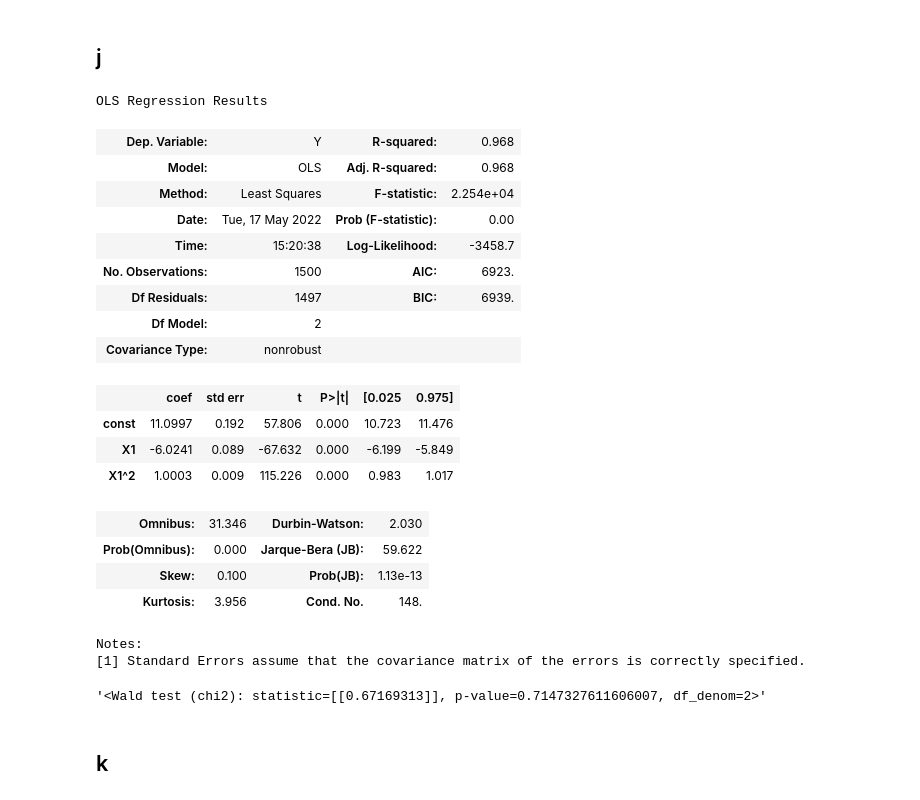
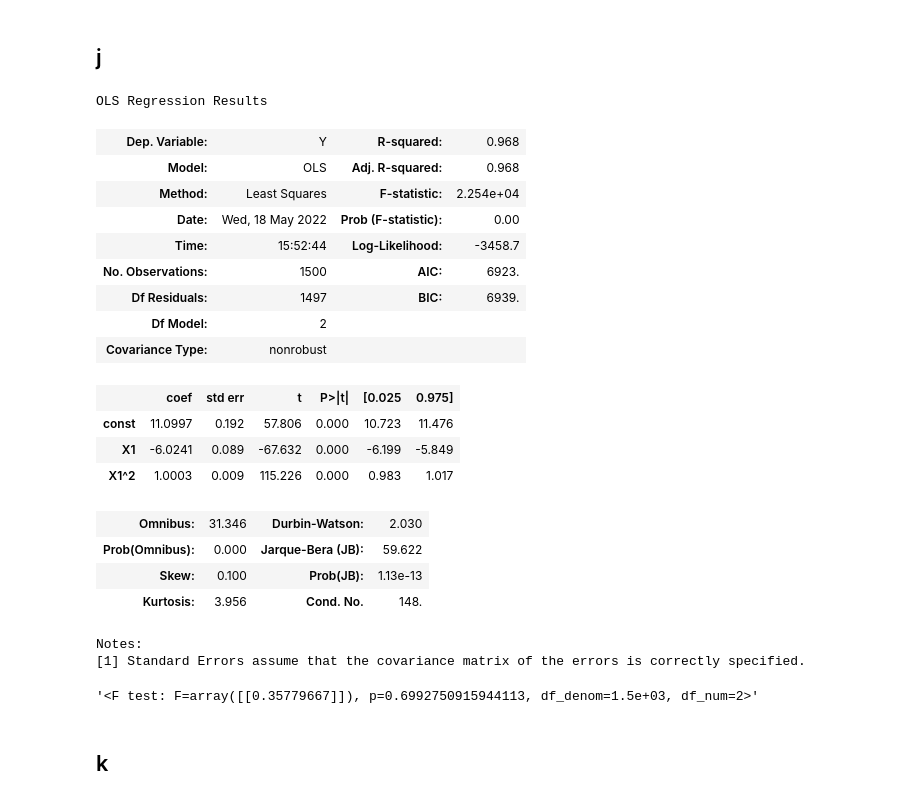
Before and after one commit to michadenheijer/Econometrics2-2, a Jupyter notebook: main.ipynb, the cells around one changed output. Cells and saved outputs as stored; diff of their text form; code cells hidden in the pictures.

```diff
--- a/main.ipynb
+++ b/main.ipynb
@@ -312,8 +312,8 @@ df_ml
 # %%
 from statsmodels.stats.diagnostic import linear_reset
 
-ml_model = stm.OLS(df_ml["Y"], stm.add_constant(df["X1"])).fit()
+ml_model = stm.OLS(df_ml["Y"], stm.add_constant(df_ml["X1"])).fit()
 display(ml_model.summary())
-linear_reset(ml_model).summary()
+display(linear_reset(ml_model, use_f=True, cov_type="HC0").summary())
 # %% [output]
 OLS Regression Results
@@ -343,14 +343,14 @@ Thus accepts $H_0$ (linear).
 # %%
 squared_model = stm.OLS(df_ml["Y"], stm.add_constant(df_ml[["X1", "X1^2"]])).fit()
 display(squared_model.summary())
-linear_reset(squared_model).summary()
+display(linear_reset(squared_model, use_f=True, cov_type="HC0").summary())
 # %% [output]
 OLS Regression Results
 | Dep. Variable: | Y | R-squared: | 0.968 |
 | Model: | OLS | Adj. R-squared: | 0.968 |
 | Method: | Least Squares | F-statistic: | 2.254e+04 |
-| Date: | Tue, 17 May 2022 | Prob (F-statistic): | 0.00 |
-| Time: | 15:20:38 | Log-Likelihood: | -3458.7 |
+| Date: | Wed, 18 May 2022 | Prob (F-statistic): | 0.00 |
+| Time: | 15:52:44 | Log-Likelihood: | -3458.7 |
 | No. Observations: | 1500 | AIC: | 6923. |
 | Df Residuals: | 1497 | BIC: | 6939. |
 | Df Model: | 2 |  |  |
@@ -365,7 +365,7 @@ OLS Regression Results
 | Kurtosis: | 3.956 | Cond. No. | 148. |
 Notes:
 [1] Standard Errors assume that the covariance matrix of the errors is correctly specified.
-'<Wald test (chi2): statistic=[[0.67169313]], p-value=0.7147327611606007, df_denom=2>'
+'<F test: F=array([[0.35779667]]), p=0.6992750915944113, df_denom=1.5e+03, df_num=2>'
 # %% [markdown]
 ## k
 # %%
```
Also changed, not shown: parts of 12 cells of this notebook.
